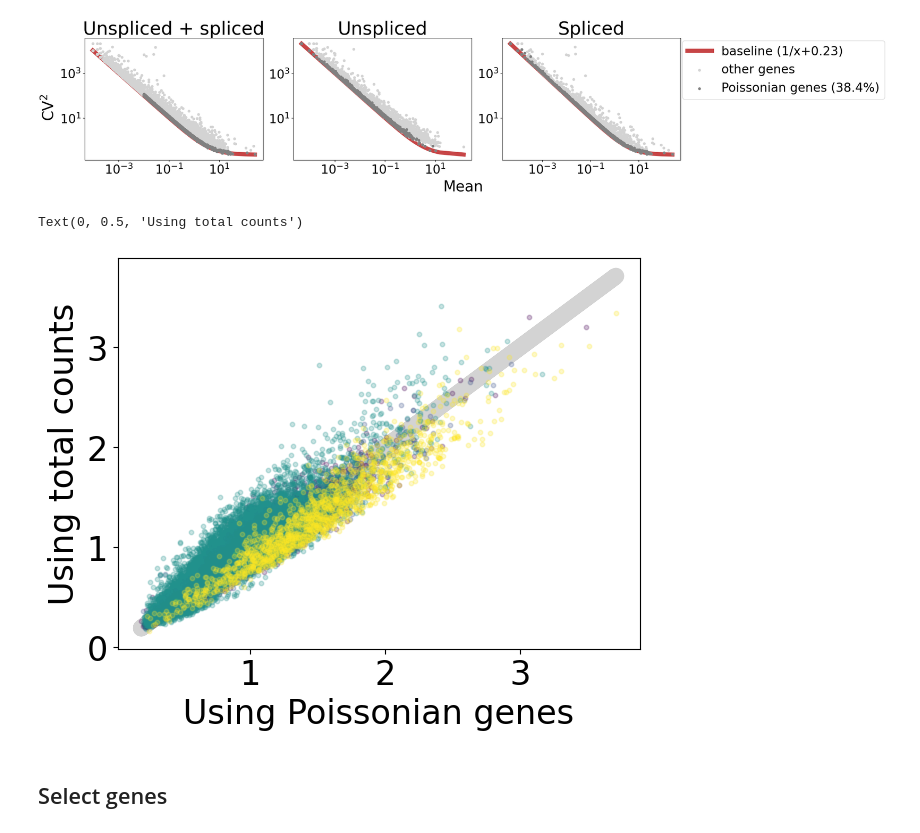
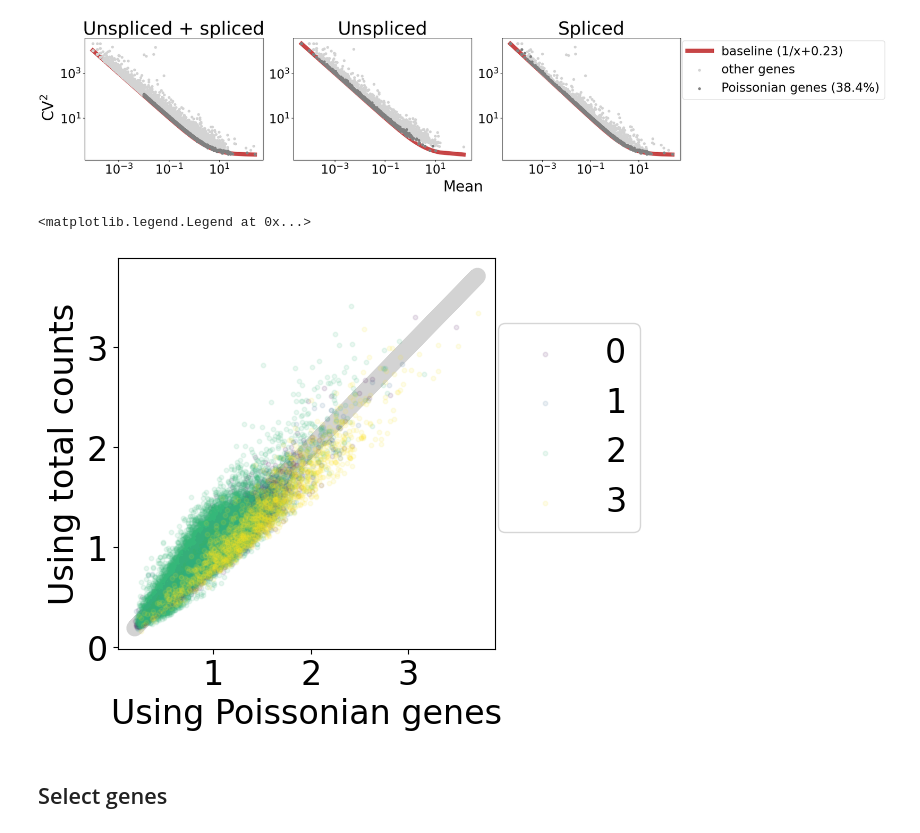
Before and after one commit to reliscu/chronocell_janssens_2025_preprint, a Jupyter notebook: 04_run_chronocell.ipynb, the cells around one changed output. Cells and saved outputs as stored; diff of their text form; code cells hidden in the pictures.

```diff
--- a/04_run_chronocell.ipynb
+++ b/04_run_chronocell.ipynb
@@ -27,6 +27,8 @@ os.chdir("/mnt/lareaulab/reliscu/projects/Chronocell/analyses/janssens_2025_prep
 # Ref: https://github.com/pachterlab/FGP_2024/blob/main/notebooks/Forebrain.ipynb
 # %%
 adata = ad.read_h5ad("data/janssens_2025_CellRanger_Velocyto_counts_eLNP.h5ad")
+# %%
+adata = adata[~adata.obs['newClustersTmp'].isin(["Other cDC1s"])].copy()
 # %%
 gene_names = adata.var_names
 # %%
@@ -174,17 +183,17 @@ cmap_cluster = [cmap(i) for i in np.linspace(0, 1, len(Clusters))]
 # %%
 rd = (U + S)[:,Pgene_mask].mean(1)/(U + S)[:,Pgene_mask].mean()
 rd_ = X_total/X_total.mean()
 fig, ax = plt.subplots(1,1,figsize=(6,4.8))
 for i,Cluster in enumerate(Clusters):
     idx = clusters.isin([Cluster])
-    ax.scatter(rd[idx],rd_[idx],color=cmap_cluster[i],alpha=.25,s=10,label=Cluster)
+    ax.scatter(rd[idx],rd_[idx],color=cmap_cluster[i],alpha=.1,s=10,label=Cluster)
 ax.plot(rd,rd,color='lightgray',zorder=0)
 plt.xlabel('Using Poissonian genes',fontsize=legend_font)
 plt.ylabel('Using total counts',fontsize=legend_font)
-#plt.legend(loc=(1.01,0.3),fontsize=legend_font)
+plt.legend(loc=(1.01,0.3),fontsize=legend_font)
 # %% [output]
-Text(0, 0.5, 'Using total counts')
+<matplotlib.legend.Legend at 0x...>
-[figure, old version]
+[figure, new version]
 # %% [markdown]
 ## Select genes
 # %%
```
Also changed, not shown: parts of 33 cells of this notebook, 1 other file.
